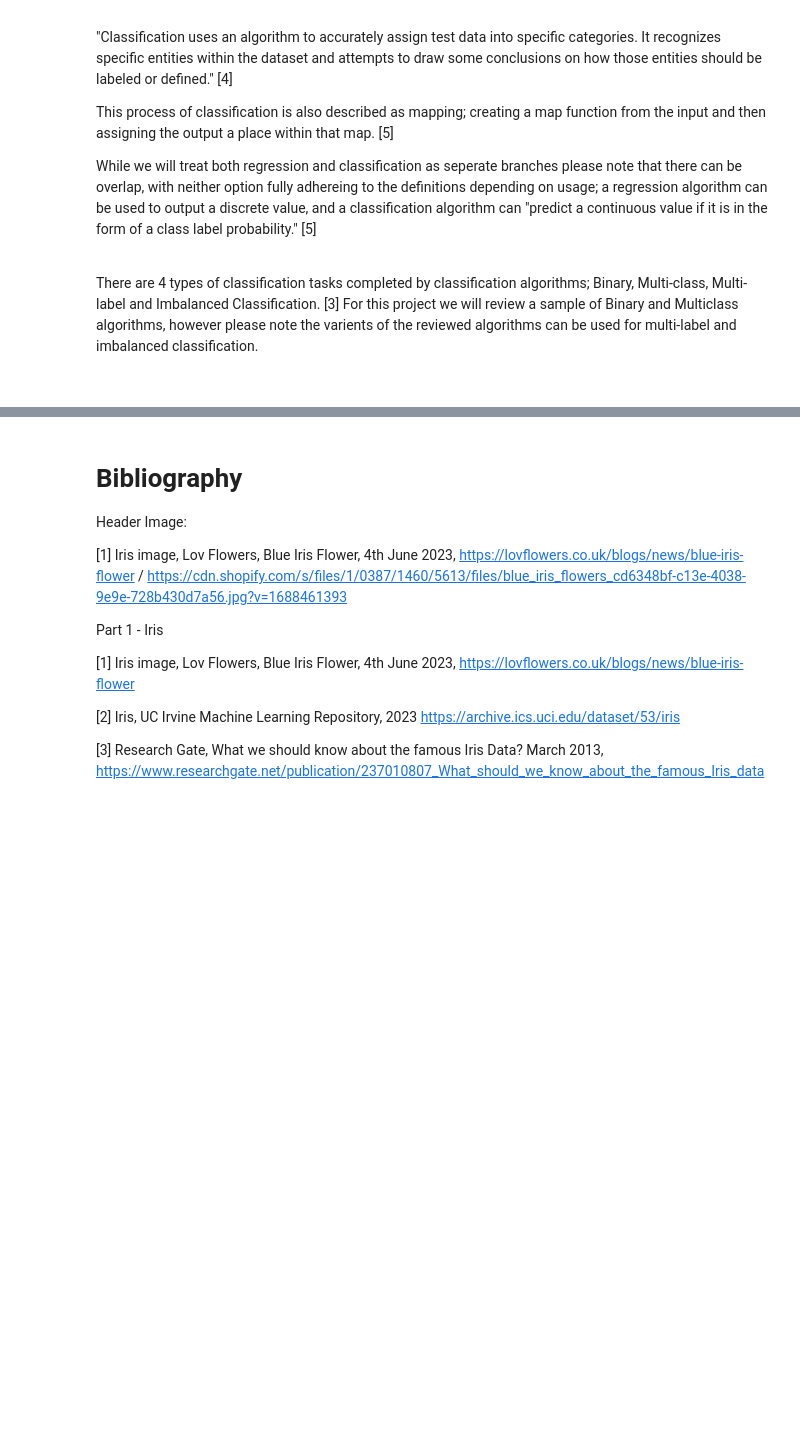
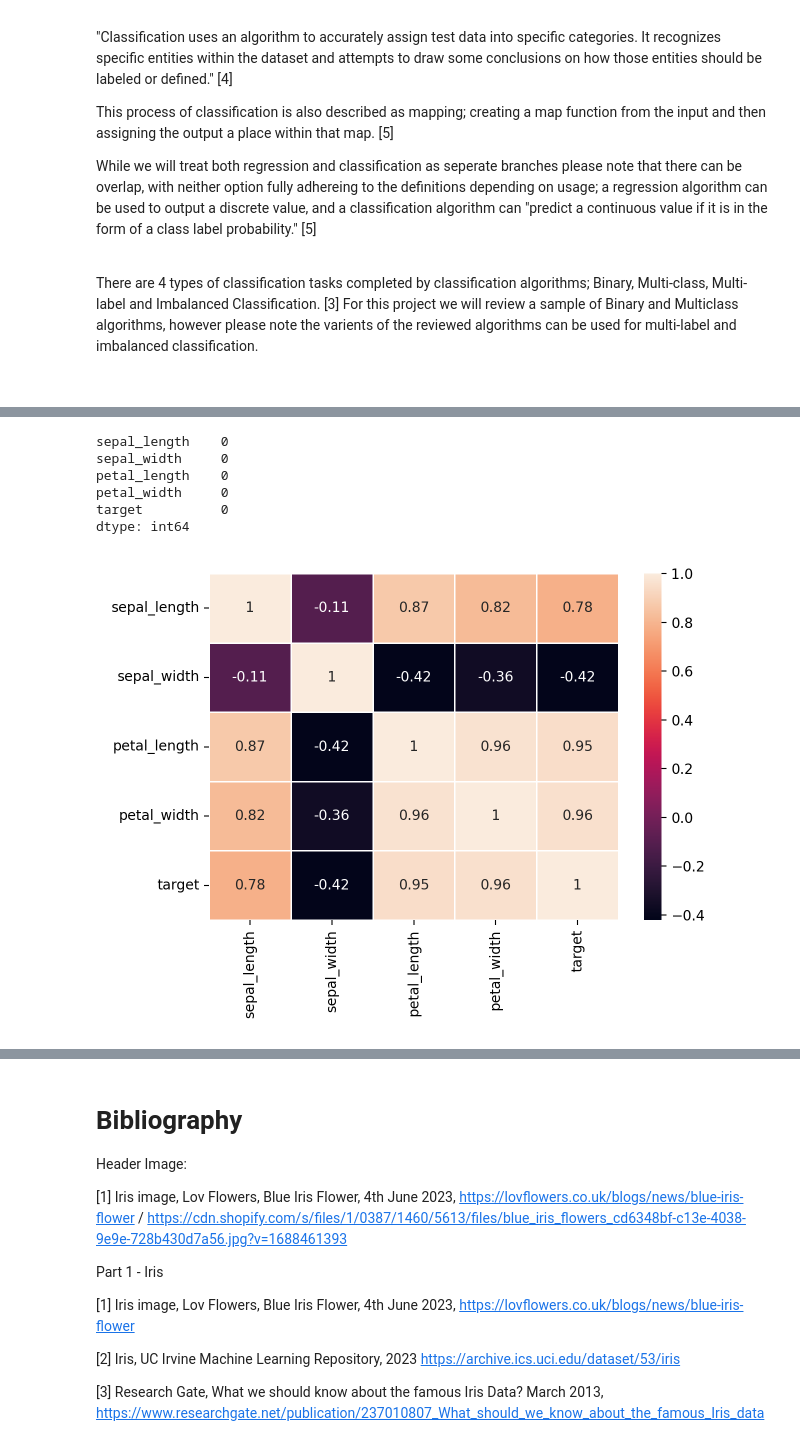
Before and after one commit to VCurry20/MachineLearning_Statistics, a Jupyter notebook: Project.ipynb, the cells around one changed output, grey strips where cells are left out. Drawn from its saved outputs; the diff is of its cells as text; code cells hidden in the pictures; blank space fills up the shorter version.

```diff
--- a/Project.ipynb
+++ b/Project.ipynb
@@ -701,0 +711,8 @@ Accuracy: 100.000000%
+# %%
+# Lets merge these to have both the class and "target" in the one file
+# The target values correlate to the flowers - 0=setosa / 1=versicolor / 2=Virginica
+
+# set target variable - as a pandas dataframe with only the values from the target array
+target = pd.DataFrame(iris_scipy.target)
+
+target
@@ -701,0 +733,9 @@ Accuracy: 100.000000%
+# %%
+# rename the column in the target variable - target
+target = target.rename(columns = {0: 'target'})
+
+# display column head
+target.head()
+
+
+# note as this is a pandas dataframe you will also see the index [1]
@@ -701,0 +756,3 @@ Accuracy: 100.000000%
+# %%
+# concatenate both dataframes - alone the x axis
+df = pd.concat([df, target], axis = 1)
@@ -701,0 +769,3 @@ Accuracy: 100.000000%
+# %%
+# reorder dataframe - removing class - as this is a string
+df = df[['sepal_length', 'sepal_width', 'petal_length', 'petal_width', 'target']]
@@ -701,0 +784,20 @@ Accuracy: 100.000000%
+# %%
+# reconfirm that there are no null values
+df.isnull().sum()
+# %% [output]
+sepal_length    0
+sepal_width     0
+petal_length    0
+petal_width     0
+target          0
+dtype: int64
+# %%
+#check correlations by using heatmap
+sns.heatmap(df.corr(), annot=True, linewidth=.5)
+
+plt.tight_layout()
+plt.show()
+
+# [1][2][3][4][5]
+# %% [output]
+[figure, added]
```
Also changed, not shown: parts of 27 cells of this notebook.
